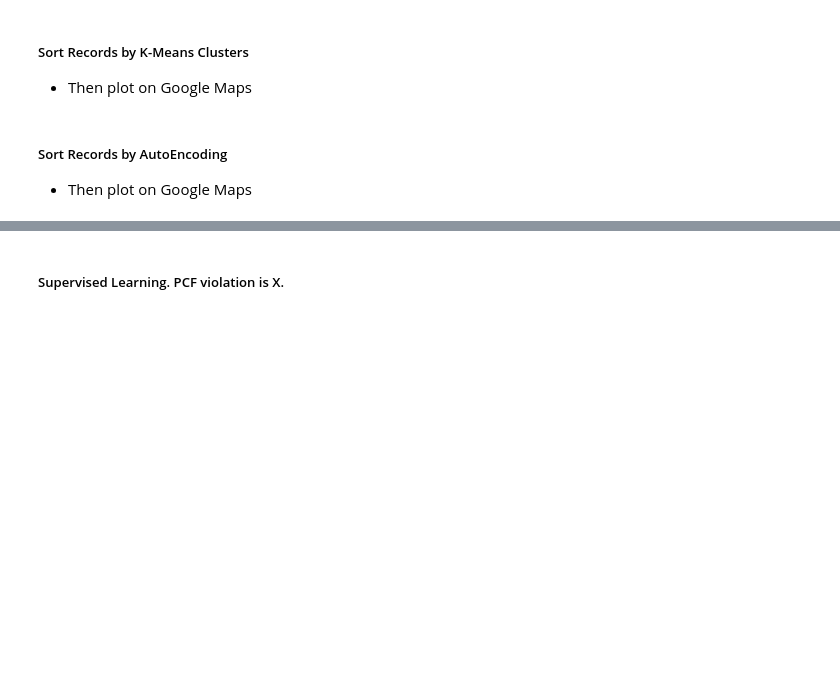
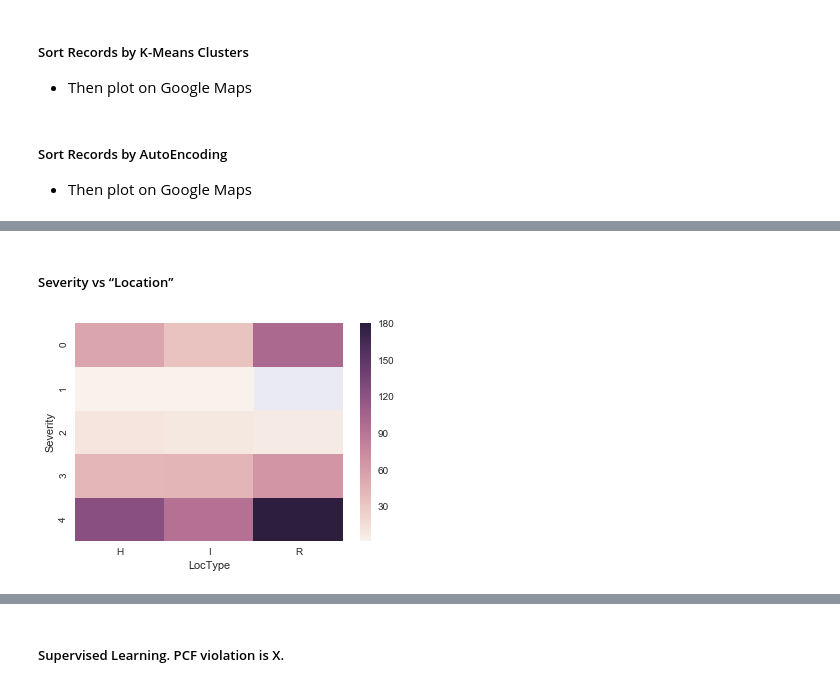
Before and after one commit to Peter-32/LA-Collision-Forecasting, a Jupyter notebook: la_collisions.ipynb, the cells around one changed output, grey strips where cells are left out. Drawn from its saved outputs; the diff is of its cells as text; code cells hidden in the pictures; blank space fills up the shorter version.

```diff
--- a/la_collisions.ipynb
+++ b/la_collisions.ipynb
@@ -402,0 +489,15 @@ show(p)
+# %% [markdown]
+##### Severity vs “Location”
+# %%
+df_sort_by_severity_and_loctype = ps.sqldf(
+"""select
+collision_severity AS Severity,
+location_type AS LocType,
+  count(*) AS count
+from df where LocType != 'N'
+group by 1,2 order by 1,2""", locals())
+
+df7 = df_sort_by_severity_and_loctype.pivot("Severity", "LocType", "count")
+ax = sns.heatmap(df7)
+# %% [output]
+[figure, added]
```
Also changed, not shown: parts of 17 cells of this notebook, 2 other files.
